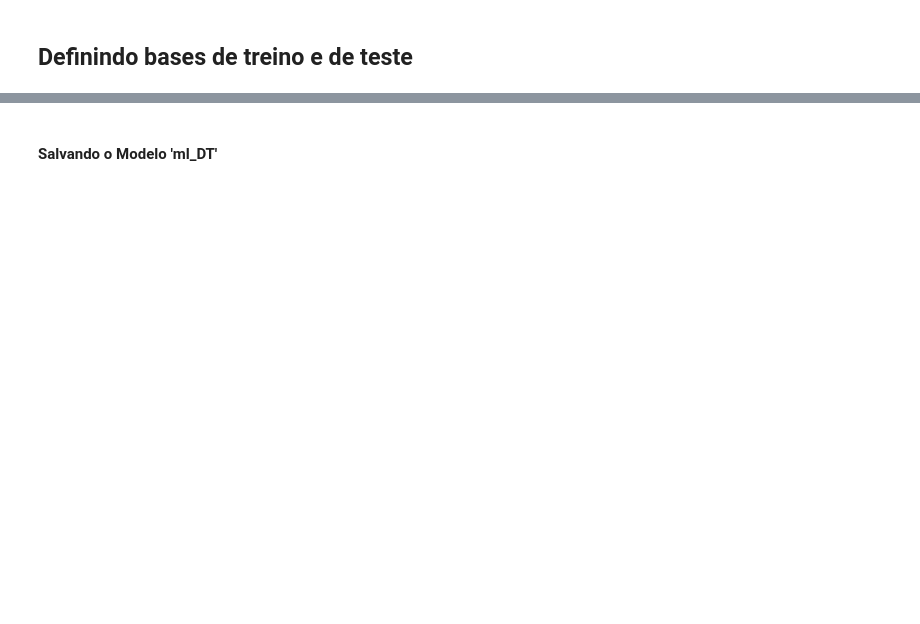
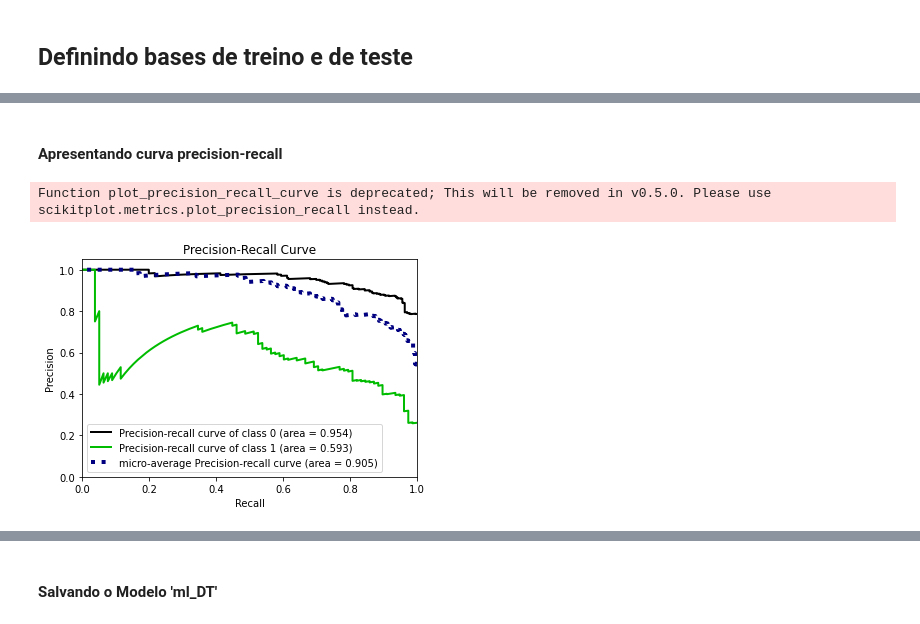
Before and after one commit to Mastroiani/TCC, a Jupyter notebook: MLDT.ipynb, the cells around one changed output, grey strips where cells are left out. Saved outputs shown, nothing was run; the diff lists cells and outputs as text; code cells hidden in the pictures; blank space fills up the shorter version.

```diff
--- a/MLDT.ipynb
+++ b/MLDT.ipynb
@@ -261,6 +169,0 @@ GaussianNB(priors=None, var_smoothing=1e-09)
-# %%
-import scikitplot as skplt
-import matplotlib.pyplot as plt
-y_probas = ml_GNB.predict_proba(X_test)
-skplt.metrics.plot_roc(y_test, y_probas)
-plt.show()
@@ -317,6 +169,0 @@ weighted avg       0.94      0.94      0.94       350
-# %%
-import scikitplot as skplt
-import matplotlib.pyplot as plt
-y_probas = ml_DT.predict_proba(X_test)
-skplt.metrics.plot_roc(y_test, y_probas)
-plt.show()
@@ -336,0 +250,5 @@ DecisionTreeClassifier(ccp_alpha=0.0, class_weight=None, criterion='gini',
+# %%
+def pr_curve(ml):
+  y_probas = ml.predict_proba(X_test)
+  skplt.metrics.plot_precision_recall_curve(y_test, y_probas)
+  plt.show()
@@ -336,0 +300,7 @@ DecisionTreeClassifier(ccp_alpha=0.0, class_weight=None, criterion='gini',
+# %% [markdown]
+<h4>Apresentando curva precision-recall</h4>
+# %%
+pr_curve(ml_SVC)
+# %% [output]
+Function plot_precision_recall_curve is deprecated; This will be removed in v0.5.0. Please use scikitplot.metrics.plot_precision_recall instead.
+[figure, added]
```
Also changed, not shown: parts of 123 cells of this notebook.
